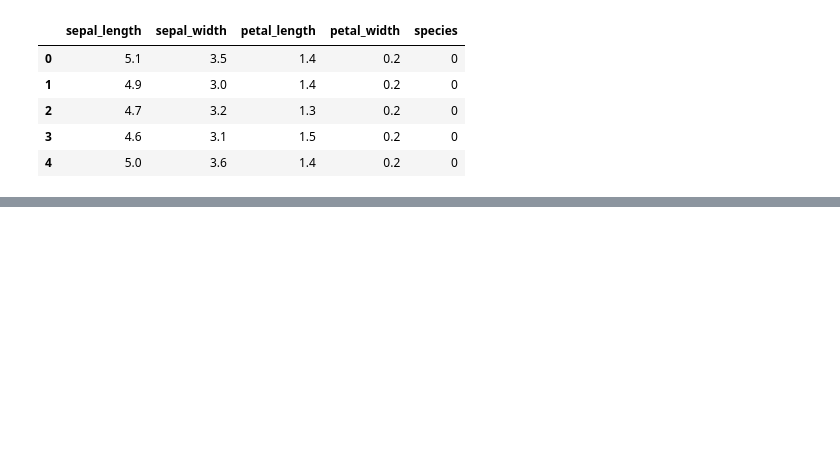
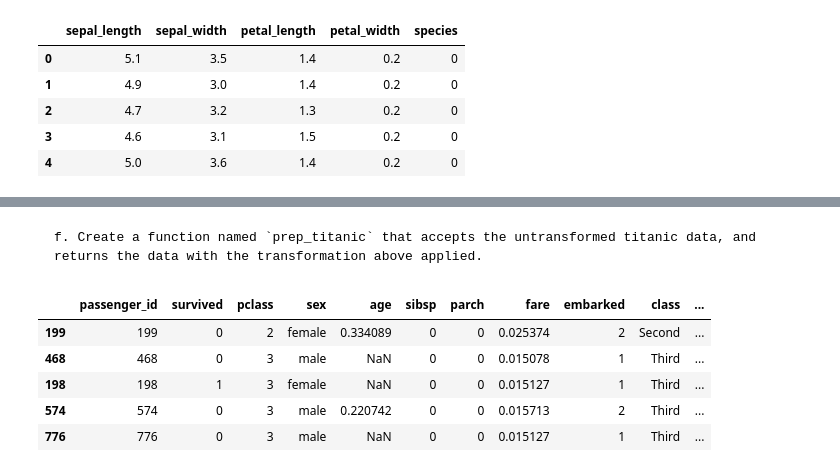
Before and after one commit to SaraPena/ds-methodologies-exercises, a Jupyter notebook: classification/classification_exercises.ipynb, the cells around one changed output, grey strips where cells are left out. Drawn from its saved outputs; the diff is of its cells as text; code cells hidden in the pictures; blank space fills up the shorter version.

```diff
--- a/classification/classification_exercises.ipynb
+++ b/classification/classification_exercises.ipynb
@@ -415,0 +629,8 @@ df_iris.head()
+# %%
+# transform the scaler to our test.fare column.
+train.fare = scaler.transform(train[['fare']])
+test.fare = scaler.transform(test[['fare']])
+# %%
+# Create the scaler object and  fit train.age
+scaler = MinMaxScaler()
+scaler.fit(train[['age']])
@@ -415,0 +639,4 @@ df_iris.head()
+# %%
+# Transform the train.age column.
+train.age = scaler.transform(train[['age']])
+test.age = scaler.transform(test[['age']])
@@ -415,0 +671,2 @@ df_iris.head()
+# %% [markdown]
+    f. Create a function named `prep_titanic` that accepts the untransformed titanic data, and returns the data with the transformation above applied.
@@ -415,0 +720,11 @@ df_iris.head()
+# %%
+train, test, int_encoder = prep_titanic()
+# %%
+train.head()
+# %% [output]
+|  | passenger_id | survived | pclass | sex | age | sibsp | parch | fare | embarked | class | ... |
+| 199 | 199 | 0 | 2 | female | 0.334089 | 0 | 0 | 0.025374 | 2 | Second | ... |
+| 468 | 468 | 0 | 3 | male | NaN | 0 | 0 | 0.015078 | 1 | Third | ... |
+| 198 | 198 | 1 | 3 | female | NaN | 0 | 0 | 0.015127 | 1 | Third | ... |
+| 574 | 574 | 0 | 3 | male | 0.220742 | 0 | 0 | 0.015713 | 2 | Third | ... |
+| 776 | 776 | 0 | 3 | male | NaN | 0 | 0 | 0.015127 | 1 | Third | ... |
```
Also changed, not shown: parts of 49 cells of this notebook.
